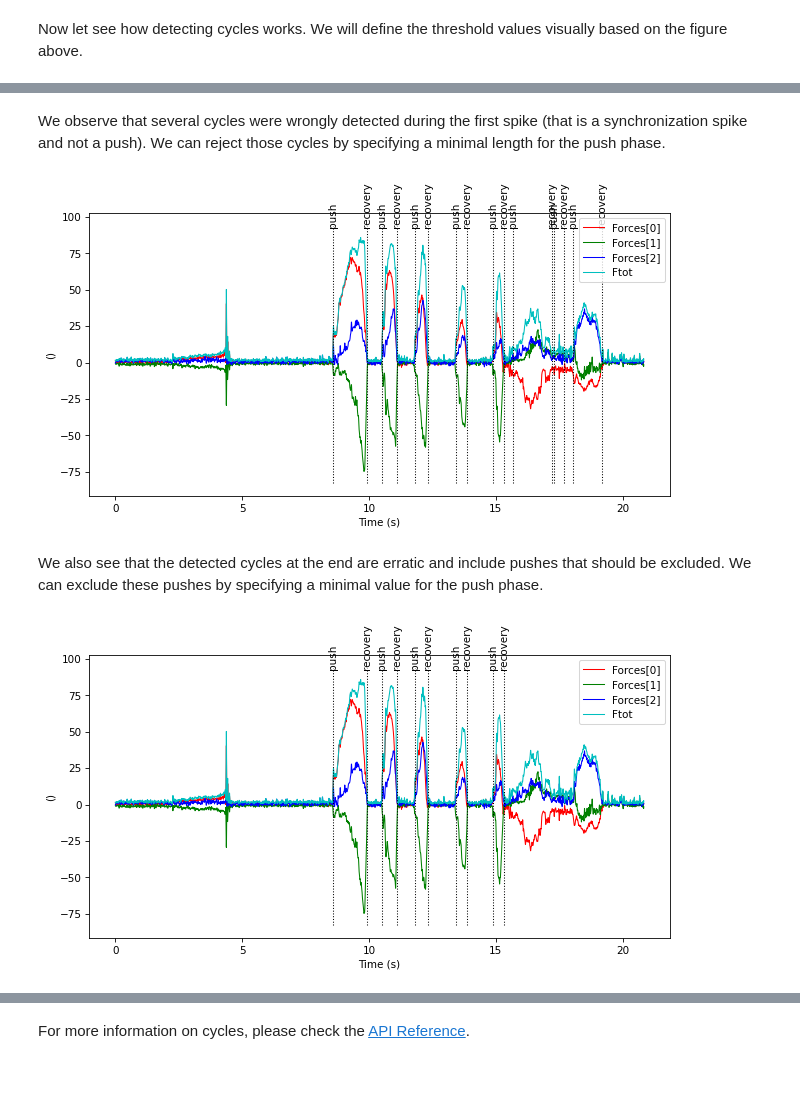
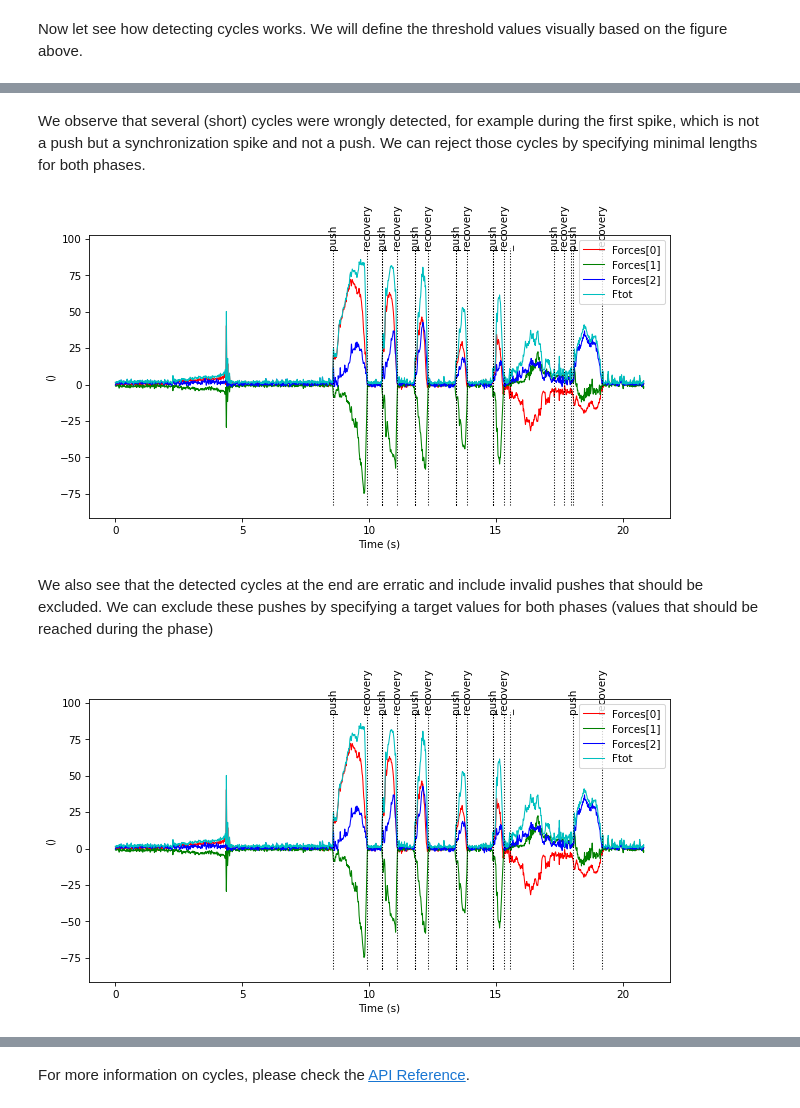
Before and after one commit to kineticstoolkit/kineticstoolkit, a Jupyter notebook: doc/cycles.ipynb, the cells around one changed output, grey strips where cells are left out. Cells and saved outputs as stored; diff of their text form; code cells hidden in the pictures; blank space fills up the shorter version.

```diff
--- a/doc/cycles.ipynb
+++ b/doc/cycles.ipynb
@@ -51,23 +61,27 @@ test.plot(['Forces', 'Ftot'])
 # %% [markdown]
-We observe that several cycles were wrongly detected during the first spike (that is a synchronization spike and not a push). We can reject those cycles by specifying a minimal length for the push phase.
+We observe that several (short) cycles were wrongly detected, for example during the first spike, which is not a push but a synchronization spike and not a push. We can reject those cycles by specifying minimal lengths for both phases.
 # %%
-test = ktk.cycles.find_cycles(
-    ts, 'Ftot',
-    event_names=('push', 'recovery'),
-    thresholds=(10, 5),
-    minimum_length=0.1)
+test = ktk.cycles.detect_cycles(ts, 'Ftot',
+                                event_name1='push',
+                                event_name2='recovery',
+                                raising_threshold=10,
+                                falling_threshold=5,
+                                min_length1=0.2,
+                                min_length2=0.2)
 test.plot(['Forces', 'Ftot'])
 # %% [output]
-[figure, old version]
+[figure, new version]
 # %% [markdown]
-We also see that the detected cycles at the end are erratic and include pushes that should be excluded. We can exclude these pushes by specifying a minimal value for the push phase.
+We also see that the detected cycles at the end are erratic and include invalid pushes that should be excluded. We can exclude these pushes by specifying a target values for both phases (values that should be reached during the phase)
 # %%
-test = ktk.cycles.find_cycles(
-    ts, 'Ftot',
-    event_names=('push', 'recovery'),
-    thresholds=(10, 5),
-    minimum_length=0.1,
-    minimum_height=50)
-test.plot(['Forces', 'Ftot'])
+ts_with_events = ktk.cycles.detect_cycles(ts, 'Ftot',
+                                          event_name1='push',
+                                          event_name2='recovery',
+                                          raising_threshold=10,
+                                          falling_threshold=5,
+                                          min_length1=0.2,
+                                          min_length2=0.2,
+                                          target_height1=25)
+ts_with_events.plot(['Forces', 'Ftot'])
 # %% [output]
-[figure, old version]
+[figure, new version]
```
Also changed, not shown: parts of 19 cells of this notebook, 46 other files.
